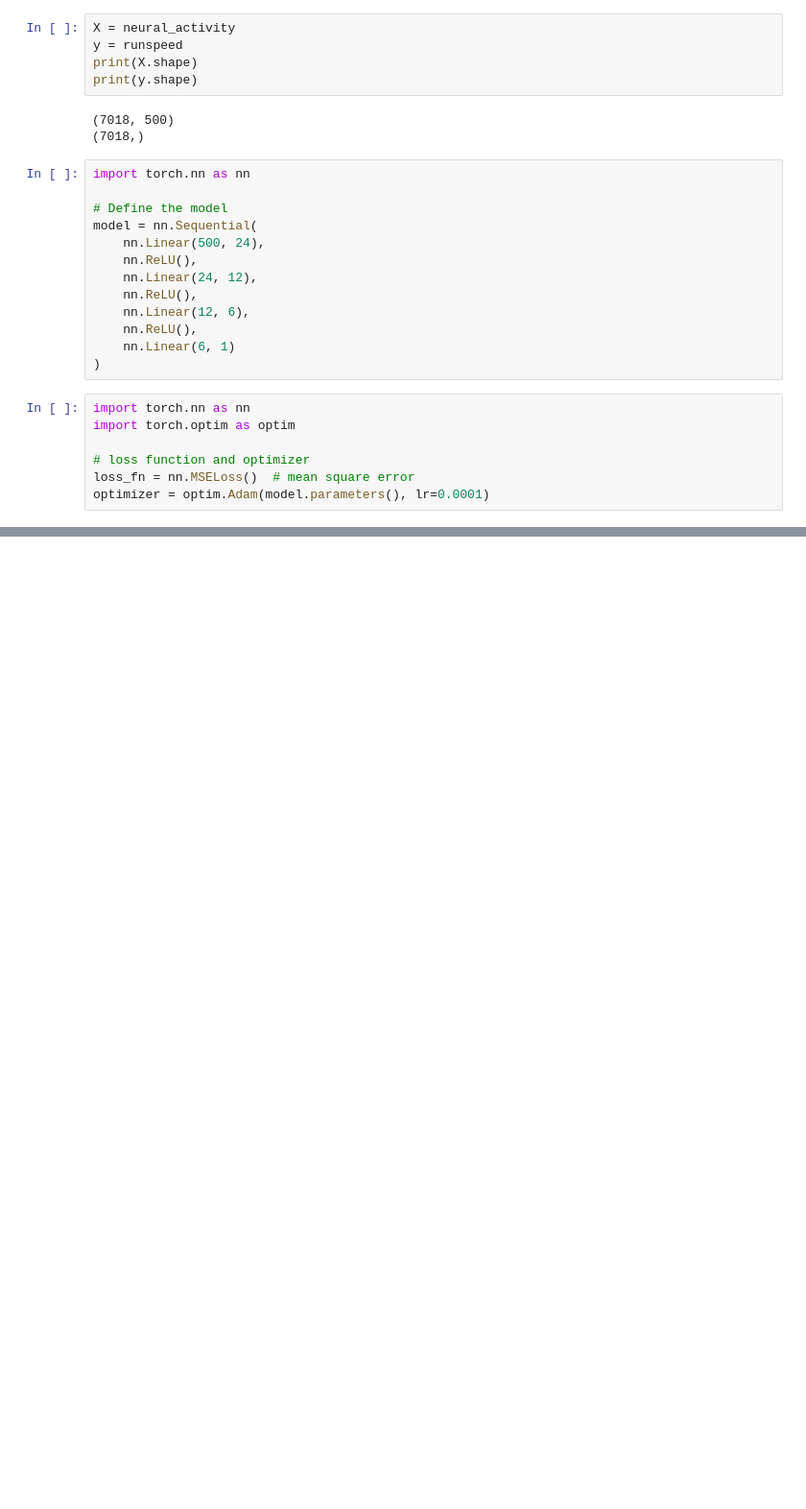
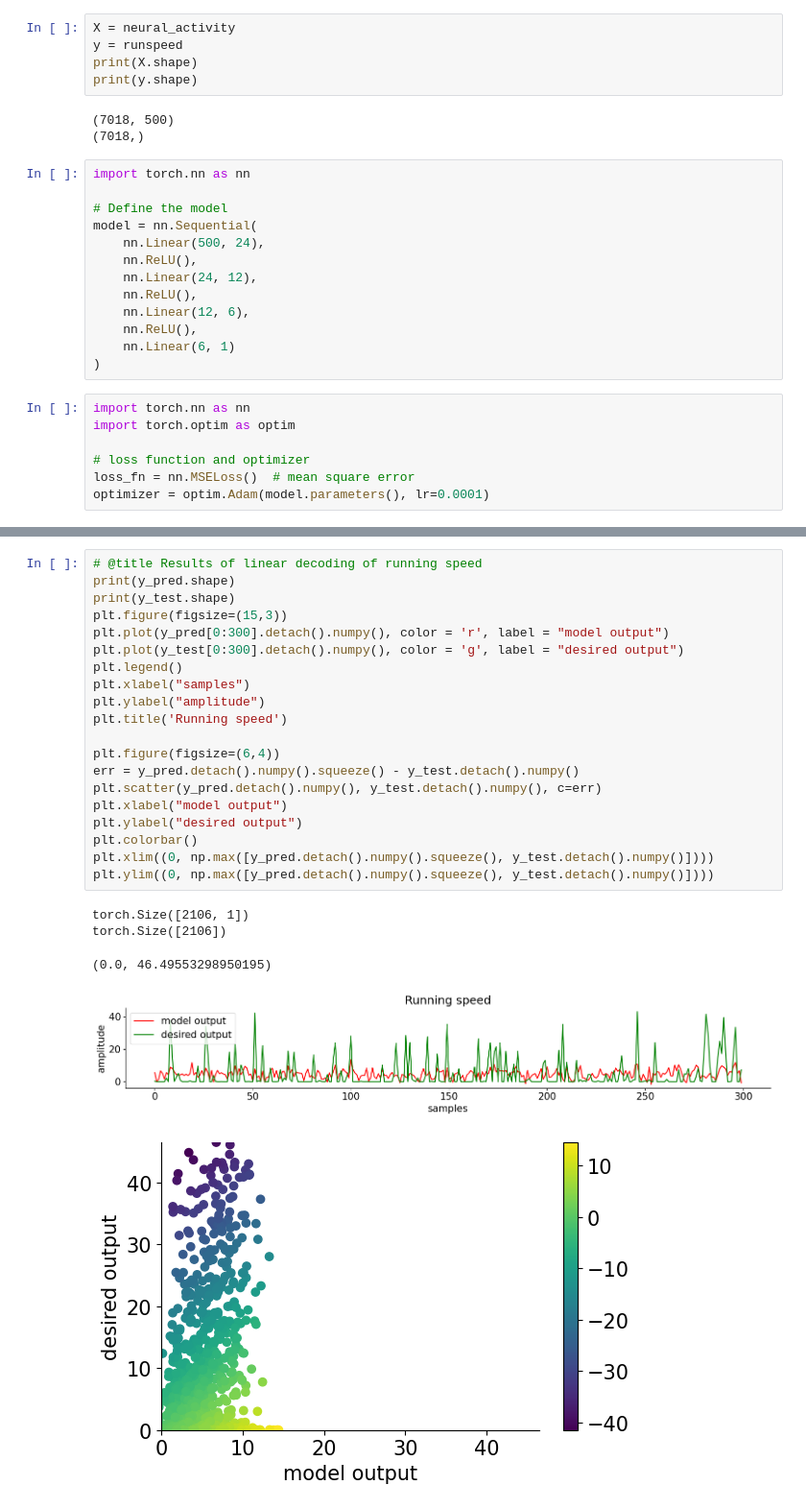
Before and after one commit to gbaghdadi/NeuromatchDeepLearningProject, a Jupyter notebook: NMAproject2023_PytorchRegression_StringerData.ipynb, the cells around one changed output, grey strips where cells are left out. Shown at 96% size. Cells and saved outputs as stored; diff of their text form; blank space fills up the shorter version.

```diff
--- a/NMAproject2023_PytorchRegression_StringerData.ipynb
+++ b/NMAproject2023_PytorchRegression_StringerData.ipynb
@@ -212,3 +227,29 @@ RMSE: 9.14
+# %%
+# @title Results of linear decoding of running speed
+print(y_pred.shape)
+print(y_test.shape)
+plt.figure(figsize=(15,3))
+plt.plot(y_pred[0:300].detach().numpy(), color = 'r', label = "model output")
+plt.plot(y_test[0:300].detach().numpy(), color = 'g', label = "desired output")
+plt.legend()
+plt.xlabel("samples")
+plt.ylabel("amplitude")
+plt.title('Running speed')
+
+plt.figure(figsize=(6,4))
+err = y_pred.detach().numpy().squeeze() - y_test.detach().numpy()
+plt.scatter(y_pred.detach().numpy(), y_test.detach().numpy(), c=err)
+plt.xlabel("model output")
+plt.ylabel("desired output")
+plt.colorbar()
+plt.xlim((0, np.max([y_pred.detach().numpy().squeeze(), y_test.detach().numpy()])))
+plt.ylim((0, np.max([y_pred.detach().numpy().squeeze(), y_test.detach().numpy()])))
+# %% [output]
+torch.Size([2106, 1])
+torch.Size([2106])
+(0.0, 46.49553298950195)
+[figure, added]
+[figure, added]
 # %%
 import copy
 
```
Also changed, not shown: parts of 4 cells of this notebook.
